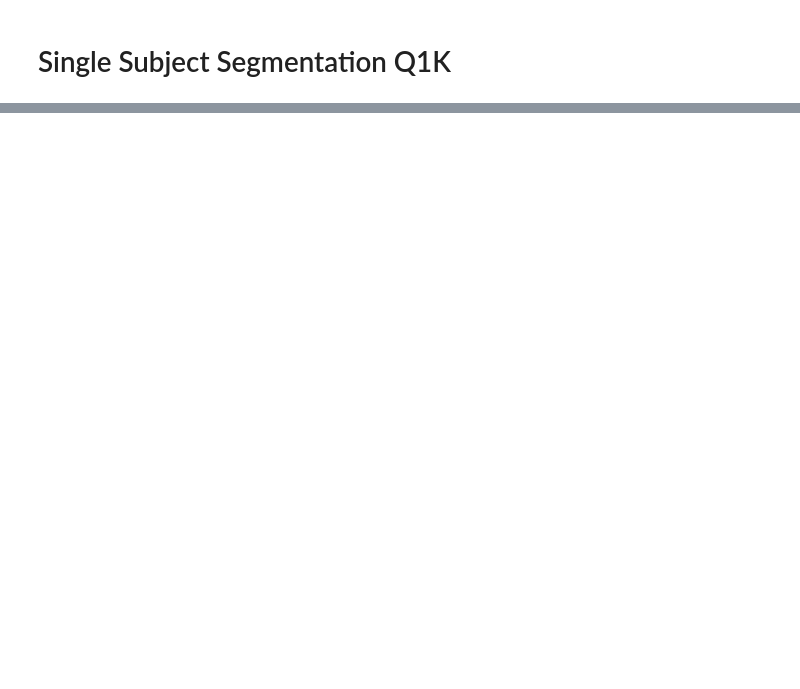
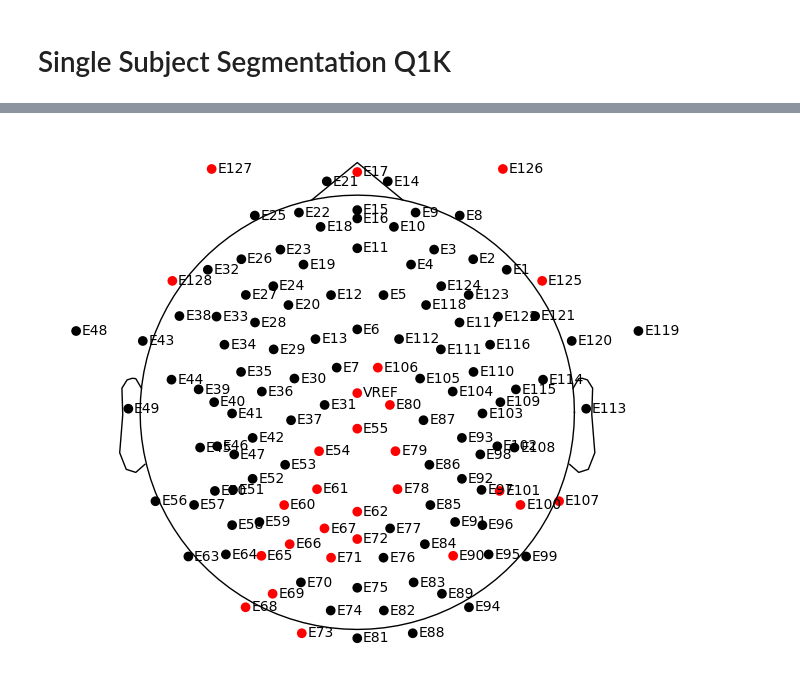
Before and after one commit to lina-usc/q1k_postproc_erp, a Jupyter notebook: single_sub_seg_mn.ipynb, the cells around one changed output, grey strips where cells are left out. Saved outputs shown, nothing was run; the diff lists cells and outputs as text; code cells hidden in the pictures; blank space fills up the shorter version.

```diff
--- a/single_sub_seg_mn.ipynb
+++ b/single_sub_seg_mn.ipynb
@@ -15,12 +19,13 @@ import glob
 # %%
 project_path = "/home/james/q1k/pilot/q1k-external-pilot/"
-derivative_path = "derivatives/pylossless"
+pylossless_path = "derivatives/pylossless/"
+postproc_path = "derivatives/q1k_postproc/"
 task_id_in = "mn"
 task_id_out = "mn"
-subject_id = '004'
+subject_id = '096'
 session_id = '01'
 
 bids_path = mne_bids.BIDSPath(
-    subject=subject_id, session=session_id, task=task_id_out, run="1", datatype="eeg", root=project_path + derivative_path
+    subject=subject_id, session=session_id, task=task_id_out, run="1", datatype="eeg", suffix="eeg",root=project_path + pylossless_path
 )
 print(bids_path)
@@ -36,0 +49,3 @@ eeg_event_dict
+# %%
+ll_state = ll.LosslessPipeline()
+ll_state = ll_state.load_ll_derivative(bids_path)
@@ -36,0 +67,21 @@ eeg_event_dict
+# %%
+bids_path_str=str(bids_path)
+# Merge marks down to bads (aka manual)
+ll_qcr = ll_state.raw.copy()
+manual = []
+for flag_type in ll_state.flags['ch']:
+    manual.extend(ll_state.flags['ch'][flag_type])
+print(ll_state.flags['ch'])
+ll_qcr.info['bads'].extend(manual)
+ll_qcr.info['bads'] = list(set(ll_qcr.info['bads']))
+
+# Read the ICLabel info from file and add to exclude
+df = pd.read_csv(bids_path_str.replace('_eeg.edf', '_iclabels.tsv'), sep='\t')
+ll_state.ica2.exclude = list(df[df['ic_type'].str.match('eog|muscle|ch_noise|ecg')].index)
+
+# Load the data and apply the ICA
+ll_qcr.load_data()
+ll_state.ica2.apply(ll_qcr)
+ll_qcr = ll_qcr.filter(l_freq=1.0, h_freq=40.0)
+ll_qcr = ll_qcr.set_eeg_reference(ref_channels="average")
+ll_qcr
@@ -36,0 +127,4 @@ eeg_event_dict
+# %%
+fig = ll_qcr.plot_sensors(show_names=True)
+# %% [output]
+[figure, added]
```
Also changed, not shown: parts of 14 cells of this notebook, 1 other file.
